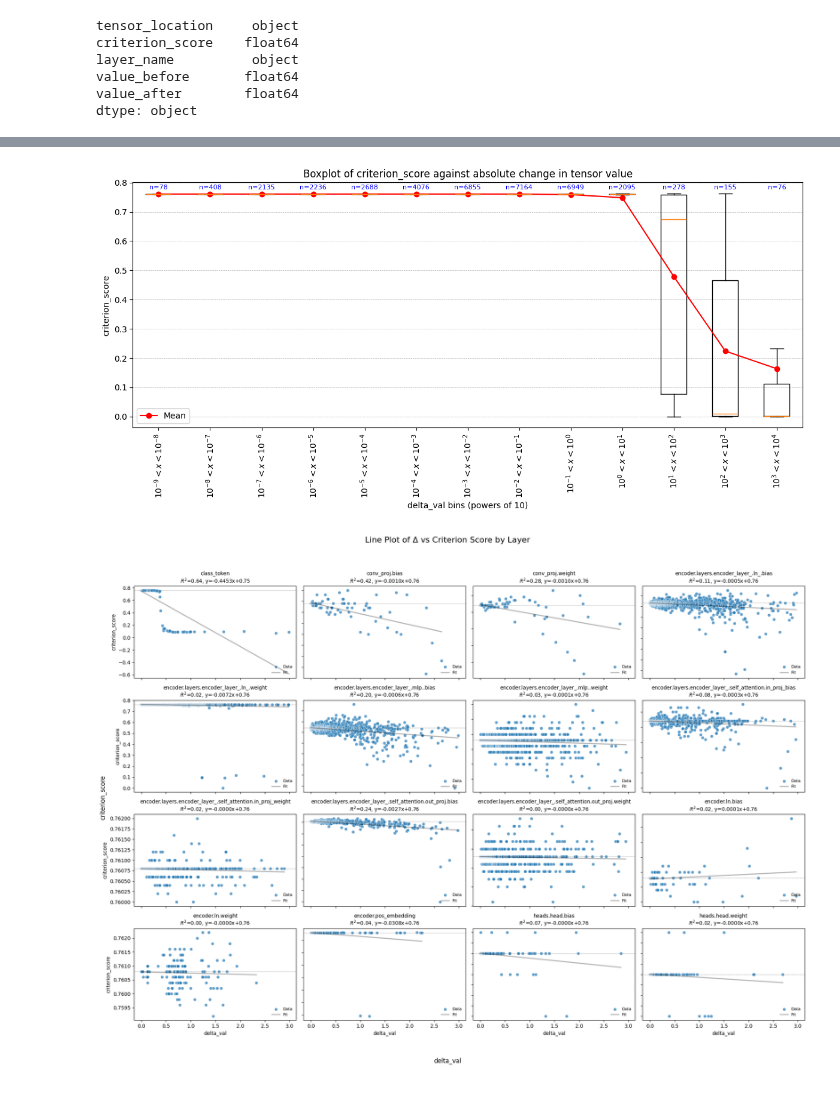
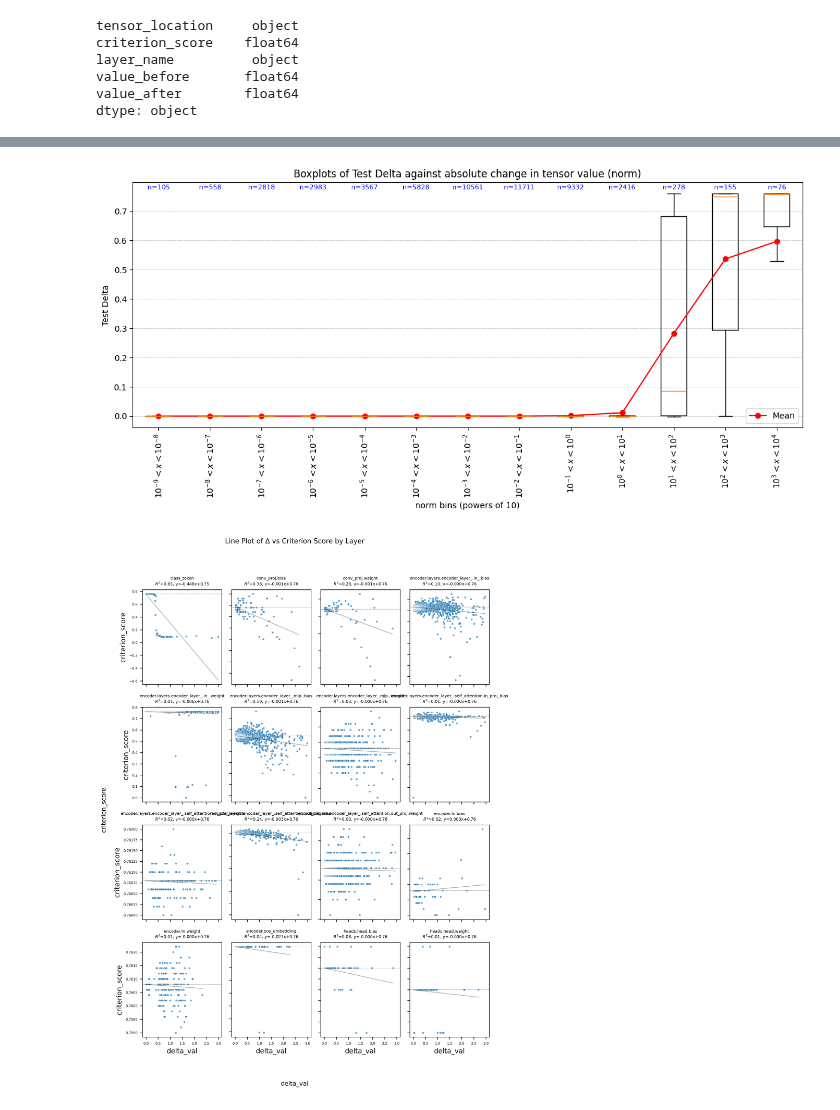
Before and after one commit to wd7512/seu-injection-framework, a Jupyter notebook: Research/results_analysis_final deltas v2.ipynb, the cells around one changed output, grey strips where cells are left out. Saved outputs shown, nothing was run; the diff lists cells and outputs as text; code cells hidden in the pictures.

```diff
--- a/Research/results_analysis_final deltas v2.ipynb
+++ b/Research/results_analysis_final deltas v2.ipynb
@@ -61,6 +61,8 @@ value_before       float64
 value_after        float64
 dtype: object
 # %%
+df = df.dropna()
+
 from math import log10, floor
 def round_to_1(x):
     return round(x, -int(floor(log10(abs(x)))))
@@ -154,6 +172,8 @@ Name: count, dtype: int64
 import matplotlib.pyplot as plt
 import numpy as np
 import pandas as pd
+
+df['criterion_score'] = 0.7608 - df['criterion_score']
 
 bin_edges = np.logspace(-9, 4, num=14)
 df['delta_bin'] = pd.cut(df['delta_val'], bins=bin_edges, right=False)
@@ -174,9 +194,9 @@ ax.plot(range(1, len(means)+1), means, marker='o', color='red', linestyle='-', l
 
 ax.set_xticks(range(1, len(labels)+1))
 ax.set_xticklabels(labels, rotation=90)
-ax.set_xlabel('delta_val bins (powers of 10)')
-ax.set_ylabel('criterion_score')
-ax.set_title('Boxplot of criterion_score against absolute change in tensor value')
+ax.set_xlabel('norm bins (powers of 10)')
+ax.set_ylabel('Test Delta')
+ax.set_title('Boxplots of Test Delta against absolute change in tensor value (norm)')
 
 # Add sample counts above each boxplot
 for i, count in enumerate(counts, start=1):
@@ -185,9 +205,12 @@ for i, count in enumerate(counts, start=1):
 ax.grid(axis='y', linestyle='--', linewidth=0.5)
 ax.legend()
 plt.tight_layout()
+plt.savefig("Boxplot_accuracy_norm.pdf")
 plt.show()
+
+df['criterion_score'] = df['criterion_score'] + 0.7608
 # %% [output]
-[figure, old version]
+[figure, new version]
 # %%
 import matplotlib.pyplot as plt
 import seaborn as sns
@@ -196,51 +219,50 @@ import pandas as pd
 from sklearn.linear_model import LinearRegression
 from sklearn.metrics import r2_score
 
-# Work with a copy of df
 df_filtered = df[df["delta_val"] < 3].copy()
 
-layer_names = sorted(df_filtered["layer_name_short"].unique())
-n_layers = len(layer_names)
+layer_names = sorted(df_filtered["layer_name_short"].unique())[:16]  # ensure max 16
 n_cols = 4
-n_rows = int(np.ceil(n_layers / n_cols))
+n_rows = 4
 
-fig, axes = plt.subplots(n_rows, n_cols, figsize=(20, 15), sharex=True, sharey=False)
+fig, axes = plt.subplots(n_rows, n_cols, figsize=(8.2, 11.5), dpi=300, sharex=True, sharey=False)
 axes = axes.flatten()
 
 for i, layer in enumerate(layer_names):
     ax = axes[i]
     subset = df_filtered[df_filtered["layer_name_short"] == layer]
     if subset.empty:
         continue
 
     subset = subset.sort_values("delta_val")
-    ax.axhline(y=0.7608, color='gray', linestyle='--', linewidth=0.5)
+    ax.axhline(y=0.7608, color='gray', linestyle='--', linewidth=0.4)
     X = subset["delta_val"].values.reshape(-1, 1)
     y = subset["criterion_score"].values
 
     reg = LinearRegression().fit(X, y)
     y_pred = reg.predict(X)
     r2 = r2_score(y, y_pred)
     slope = reg.coef_[0]
     intercept = reg.intercept_
 
-    sns.scatterplot(x=subset["delta_val"], y=subset["criterion_score"], ax=ax, label="Data", alpha=0.7)
-    sns.lineplot(x=subset["delta_val"], y=y_pred, ax=ax, color='black', linewidth=2, label="Fit", alpha=0.3)
+    sns.scatterplot(x=subset["delta_val"], y=subset["criterion_score"], ax=ax, label=None, alpha=0.7, s=8)
+    sns.lineplot(x=subset["delta_val"], y=y_pred, ax=ax, color='black', linewidth=1, label=None, alpha=0.3)
 
-    ax.set_title(f"{layer}\n$R^2$={r2:.2f}, y={slope:.4f}x+{intercept:.2f}", fontsize=10)
+    ax.set_title(f"{layer}\n$R^2$={r2:.2f}, y={slope:.3f}x+{intercept:.2f}", fontsize=6)
+    ax.tick_params(labelsize=5)
     ax.label_outer()
-    ax.legend(fontsize=8, loc="lower right", frameon=False)
 
+# Turn off unused axes
 for j in range(i + 1, len(axes)):
     axes[j].axis('off')
 
-fig.suptitle("Line Plot of Δ vs Criterion Score by Layer", fontsize=16)
-fig.supxlabel("delta_val")
-fig.supylabel("criterion_score")
+fig.suptitle("Line Plot of Δ vs Criterion Score by Layer", fontsize=10)
+fig.supxlabel("delta_val", fontsize=9)
+fig.supylabel("criterion_score", fontsize=9)
 plt.tight_layout(rect=[0, 0.03, 1, 0.95])
 plt.show()
 # %% [output]
-[figure, old version]
+[figure, new version]
 # %%
 import numpy as np
 import matplotlib.pyplot as plt
```
Also changed, not shown: parts of 10 cells of this notebook, 13 other files.
